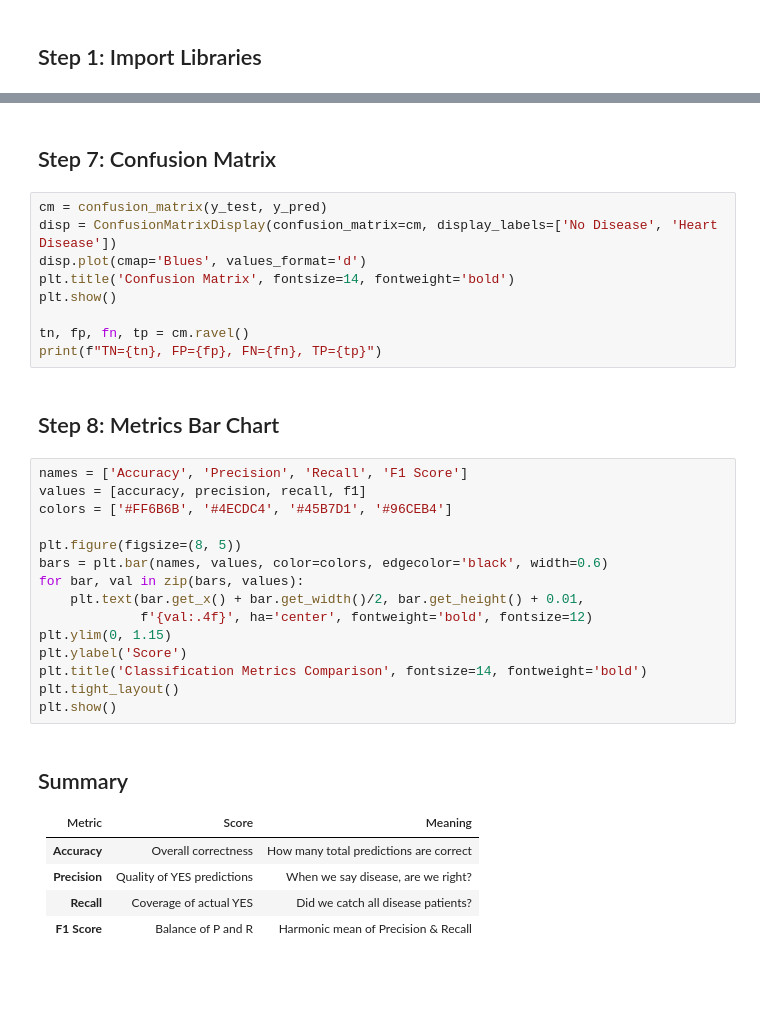
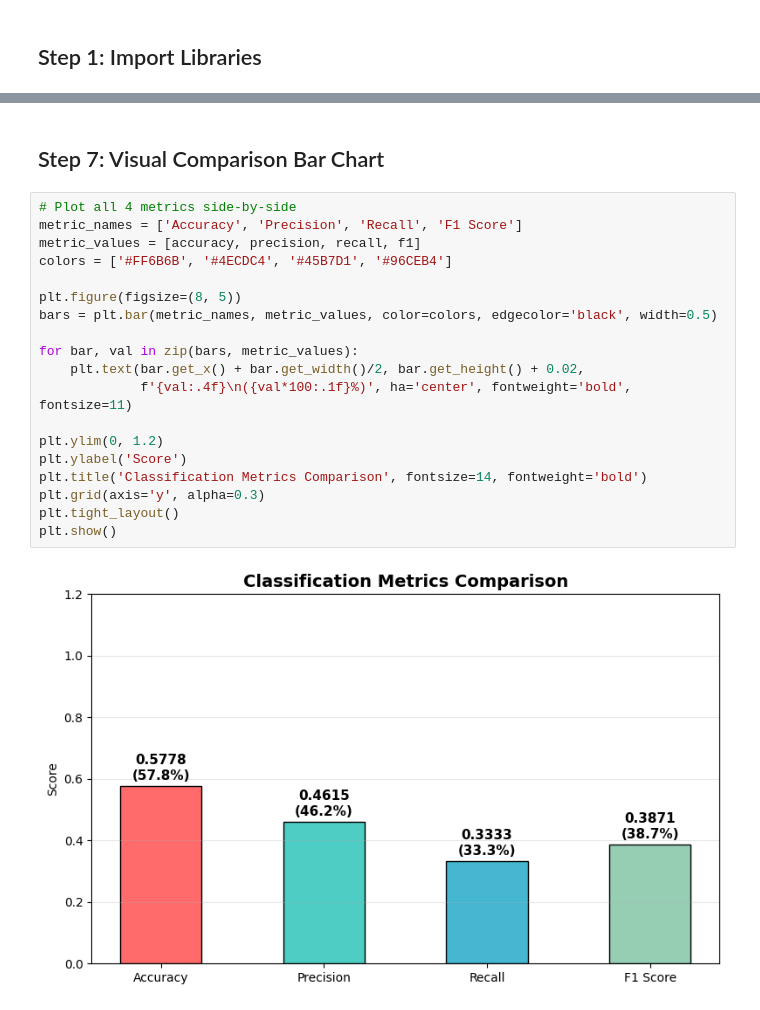
Before and after one commit to rosdebbu/l-data-seT---ML, a Jupyter notebook: Heart_Disease_Classification_Metrics.ipynb, the cells around one changed output, grey strips where cells are left out. Saved outputs shown, nothing was run; the diff lists cells and outputs as text; blank space fills up the shorter version.

```diff
--- a/Heart_Disease_Classification_Metrics.ipynb
+++ b/Heart_Disease_Classification_Metrics.ipynb
@@ -94,37 +379,23 @@ print(classification_report(y_test, y_pred, target_names=['No Disease', 'Heart D
 # %% [markdown]
-## Step 7: Confusion Matrix
+## Step 7: Visual Comparison Bar Chart
-# %%
-cm = confusion_matrix(y_test, y_pred)
-disp = ConfusionMatrixDisplay(confusion_matrix=cm, display_labels=['No Disease', 'Heart Disease'])
-disp.plot(cmap='Blues', values_format='d')
-plt.title('Confusion Matrix', fontsize=14, fontweight='bold')
-plt.show()
-
-tn, fp, fn, tp = cm.ravel()
-print(f"TN={tn}, FP={fp}, FN={fn}, TP={tp}")
-# %% [markdown]
-## Step 8: Metrics Bar Chart
 # %%
-names = ['Accuracy', 'Precision', 'Recall', 'F1 Score']
-values = [accuracy, precision, recall, f1]
+# Plot all 4 metrics side-by-side
+metric_names = ['Accuracy', 'Precision', 'Recall', 'F1 Score']
+metric_values = [accuracy, precision, recall, f1]
 colors = ['#FF6B6B', '#4ECDC4', '#45B7D1', '#96CEB4']
 
 plt.figure(figsize=(8, 5))
-bars = plt.bar(names, values, color=colors, edgecolor='black', width=0.6)
-for bar, val in zip(bars, values):
-    plt.text(bar.get_x() + bar.get_width()/2, bar.get_height() + 0.01,
-             f'{val:.4f}', ha='center', fontweight='bold', fontsize=12)
-plt.ylim(0, 1.15)
+bars = plt.bar(metric_names, metric_values, color=colors, edgecolor='black', width=0.5)
+
+for bar, val in zip(bars, metric_values):
+    plt.text(bar.get_x() + bar.get_width()/2, bar.get_height() + 0.02,
+             f'{val:.4f}\n({val*100:.1f}%)', ha='center', fontweight='bold', fontsize=11)
+
+plt.ylim(0, 1.2)
 plt.ylabel('Score')
 plt.title('Classification Metrics Comparison', fontsize=14, fontweight='bold')
+plt.grid(axis='y', alpha=0.3)
 plt.tight_layout()
 plt.show()
+# %% [output]
+[figure, added]
-# %% [markdown]
-## Summary
-
-| Metric | Score | Meaning |
-|--------|-------|--------|
-| **Accuracy** | Overall correctness | How many total predictions are correct |
-| **Precision** | Quality of YES predictions | When we say disease, are we right? |
-| **Recall** | Coverage of actual YES | Did we catch all disease patients? |
-| **F1 Score** | Balance of P and R | Harmonic mean of Precision & Recall |
```
Also changed, not shown: parts of 16 cells of this notebook.
